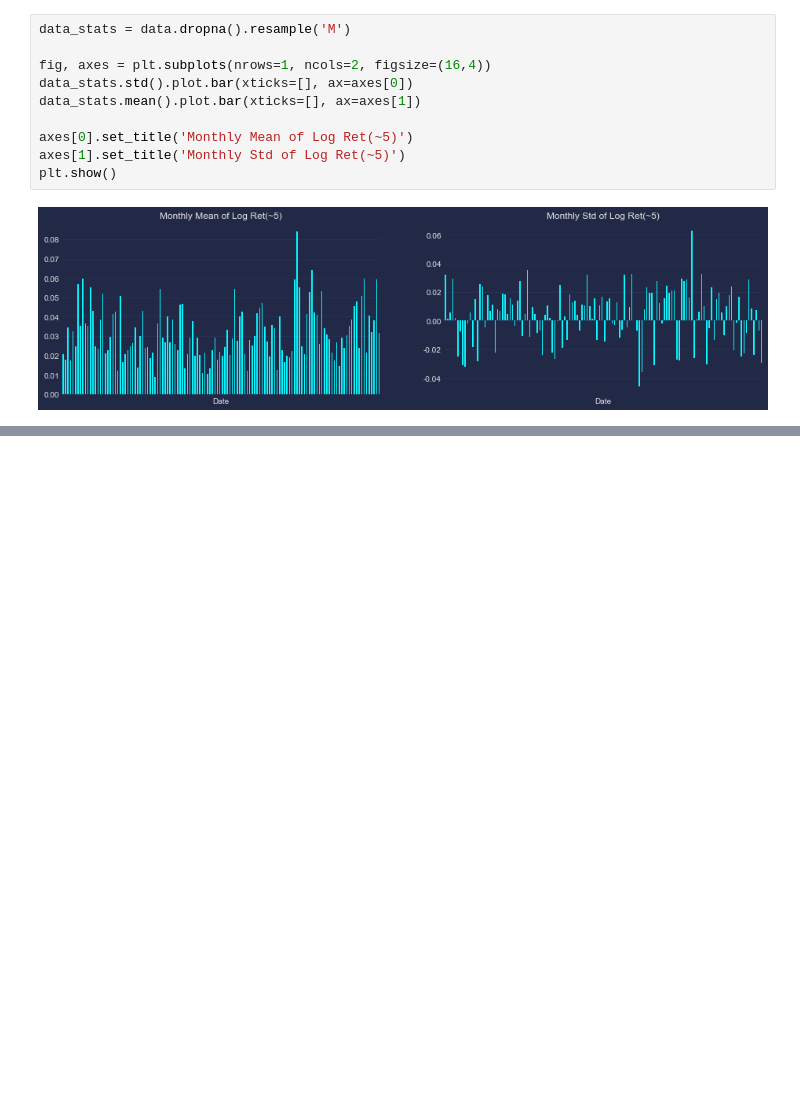
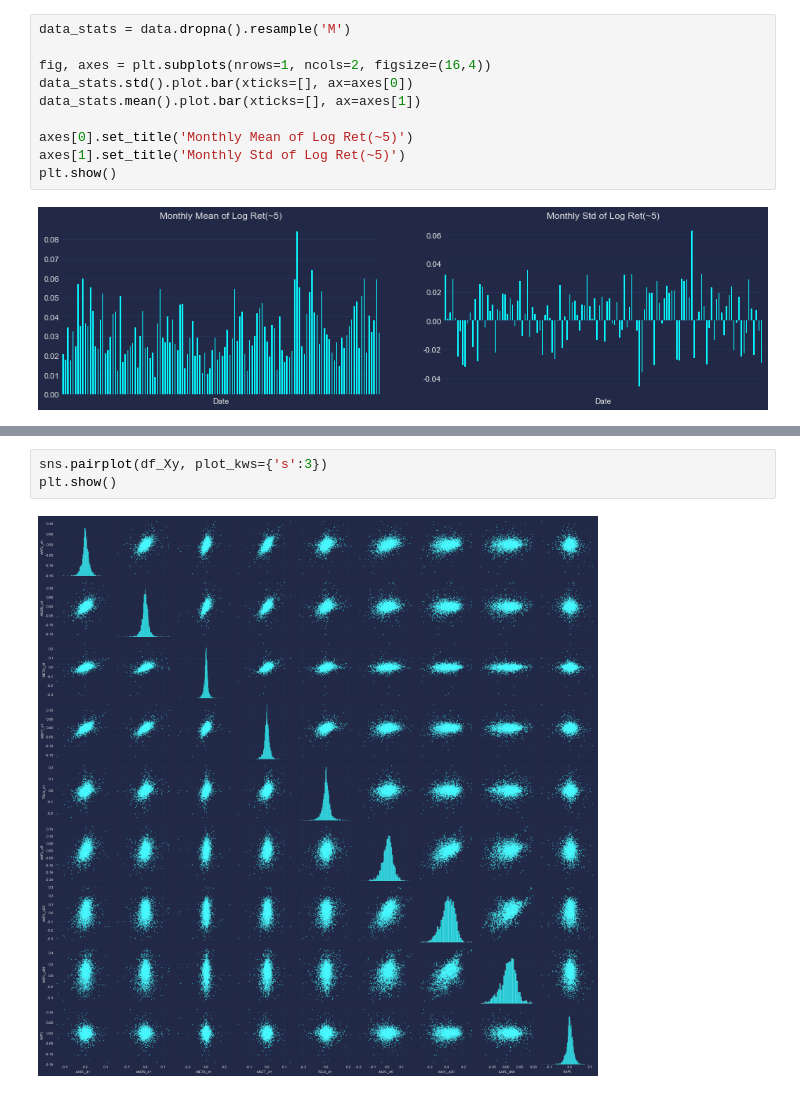
Before and after one commit to sw-song/ts-analysis, a Jupyter notebook: tutorials/02_predict_price.ipynb, the cells around one changed output, grey strips where cells are left out. Cells and saved outputs as stored; diff of their text form; blank space fills up the shorter version.

```diff
--- a/tutorials/02_predict_price.ipynb
+++ b/tutorials/02_predict_price.ipynb
@@ -301,0 +351,5 @@ plt.show()
+# %%
+sns.pairplot(df_Xy, plot_kws={'s':3})
+plt.show()
+# %% [output]
+[figure, added]
```
Also changed, not shown: parts of 13 cells of this notebook.
